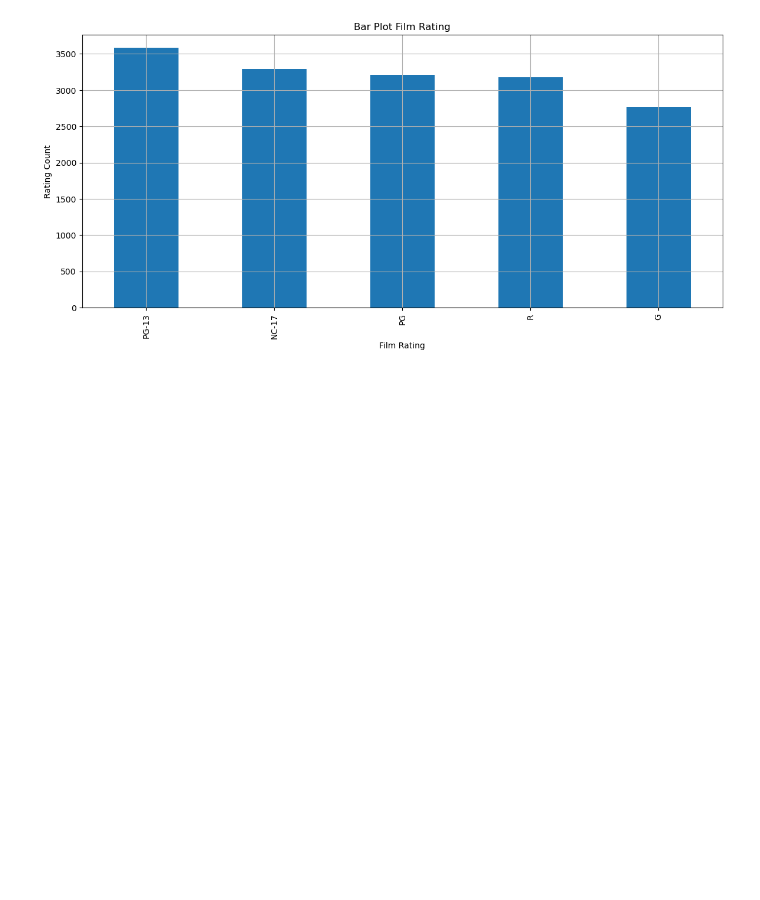
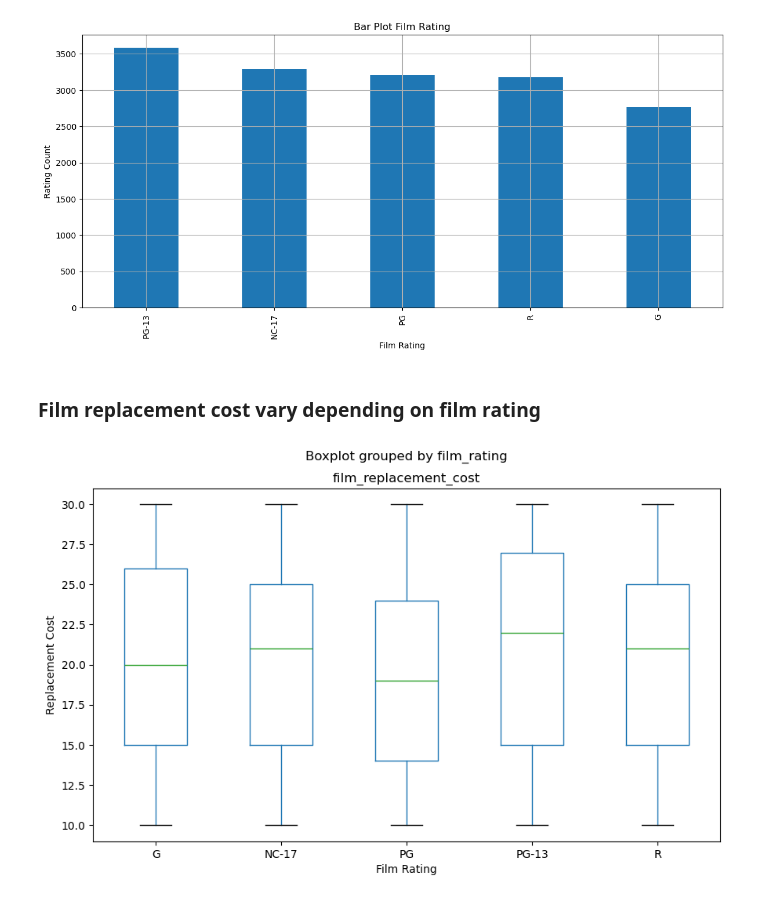
Before and after one commit to luroel/sakiladb, a Jupyter notebook: main_sakila_db.ipynb, the cells around one changed output. Cells and saved outputs as stored; diff of their text form; code cells hidden in the pictures; blank space fills up the shorter version.

Commit message:
Boxplot agrupado por film_replacement_cost y film_rating

```diff
--- a/main_sakila_db.ipynb
+++ b/main_sakila_db.ipynb
@@ -147,3 +147,13 @@ plt.grid()
 plt.show()
 # %% [output]
 [figure]
+# %% [markdown]
+### Film replacement cost vary depending on film rating
+# %%
+df[['film_replacement_cost', 'film_rating']].boxplot(by='film_rating', figsize=(10,6))
+plt.xlabel("Film Rating")
+plt.ylabel("Replacement Cost")
+plt.grid()
+plt.show()
+# %% [output]
+[figure, added]
```
